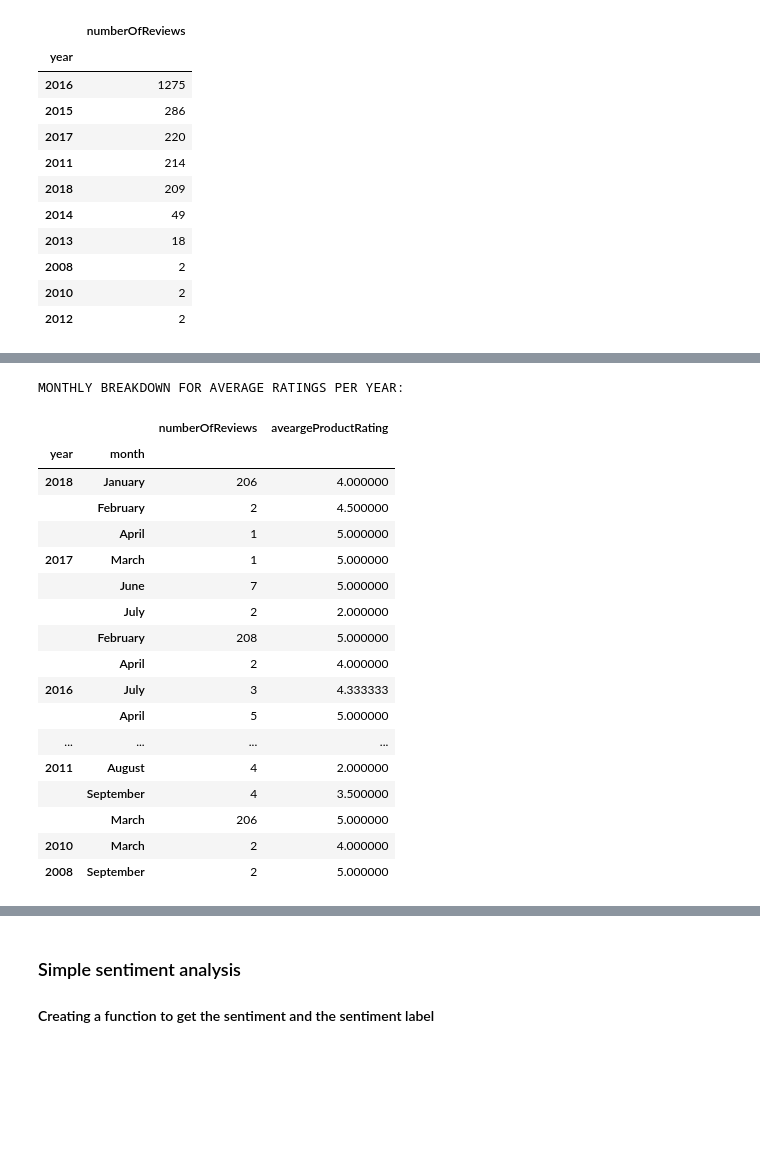
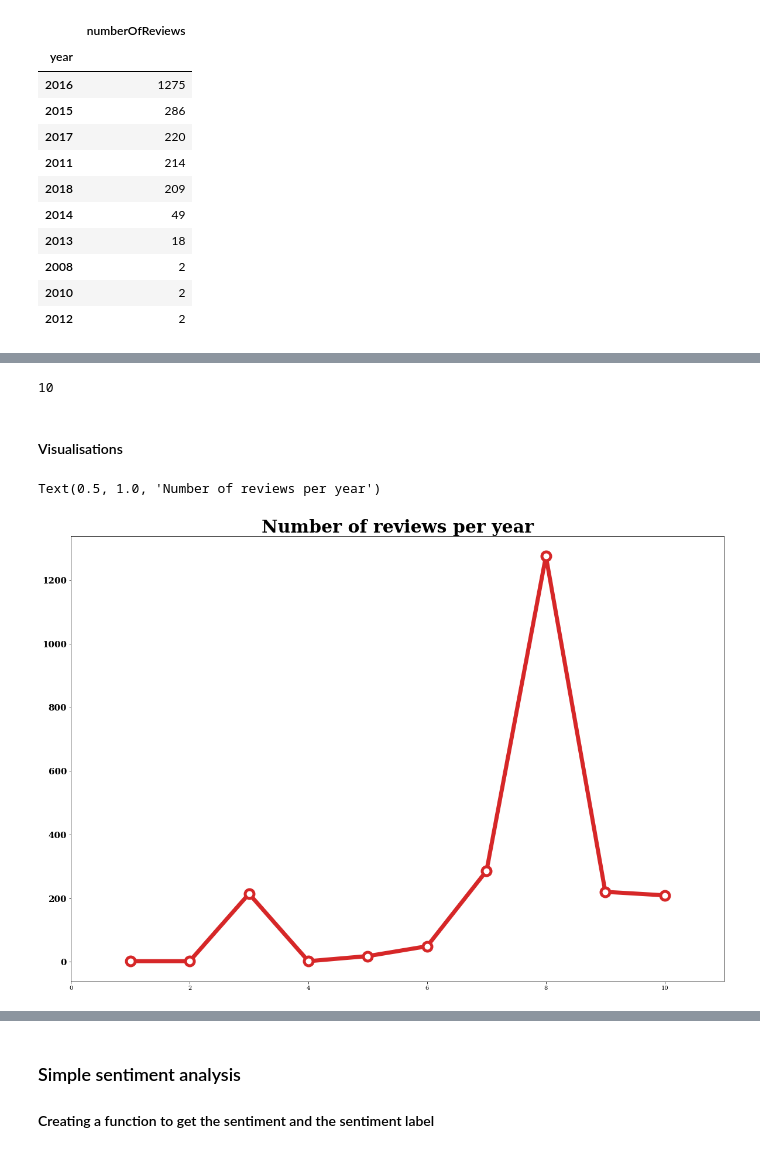
Before and after one commit to ahmadbashorun/AI6-amazon-reviews-EDA-project, a Jupyter notebook: Appliance_cleaning.ipynb, the cells around one changed output, grey strips where cells are left out. Cells and saved outputs as stored; diff of their text form; code cells hidden in the pictures; blank space fills up the shorter version.

Commit message:
I included charts to my project

```diff
--- a/Appliance_cleaning.ipynb
+++ b/Appliance_cleaning.ipynb
@@ -277,27 +280,23 @@ AVERAGE RATINGS PER YEAR:
-# %%
-yearly_month_rating = appliances_df.groupby(["year","month"]).agg({"reviewText":"count", "productRating":"mean"}).sort_values(
-    "year", ascending=False)
-yearly_month_rating.rename(columns={"reviewText":"numberOfReviews", "productRating":"aveargeProductRating"}, inplace=True)
-
-print("MONTHLY BREAKDOWN FOR AVERAGE RATINGS PER YEAR:")
-yearly_month_rating
-# %% [output]
-MONTHLY BREAKDOWN FOR AVERAGE RATINGS PER YEAR:
-|  |  | numberOfReviews | aveargeProductRating |
-| year | month |  |  |
-| 2018 | January | 206 | 4.000000 |
-|  | February | 2 | 4.500000 |
-|  | April | 1 | 5.000000 |
-| 2017 | March | 1 | 5.000000 |
-|  | June | 7 | 5.000000 |
-|  | July | 2 | 2.000000 |
-|  | February | 208 | 5.000000 |
-|  | April | 2 | 4.000000 |
-| 2016 | July | 3 | 4.333333 |
-|  | April | 5 | 5.000000 |
-| ... | ... | ... | ... |
-| 2011 | August | 4 | 2.000000 |
-|  | September | 4 | 3.500000 |
-|  | March | 206 | 5.000000 |
-| 2010 | March | 2 | 4.000000 |
-| 2008 | September | 2 | 5.000000 |
+# %%
+len(appliances_df["year"].unique())
+# %% [output]
+10
+# %% [markdown]
+#### Visualisations
+# %%
+review_count_y  = appliances_df.groupby(['year']).count()[['reviewText']]
+axes1 =review_count_y
+x = np.arange(1,11)
+
+plt.rc('font', family = 'serif')
+fig, ax  = plt.subplots(figsize = (20,14))
+plt.xlim(0,11)
+
+ax.plot(x, axes1.reviewText, 'tab:red', lw = 7)
+ax.plot(x, axes1.reviewText, 'wo', markersize = 15, markeredgecolor = 'tab:red', markeredgewidth = 5, label = 'Number of reviews')
+plt.yticks(fontsize = 15, fontweight = 'bold', color = 'black')
+
+plt.title('Number of reviews per year', fontsize = 30, fontweight = 'bold', color = 'black')
+# %% [output]
+Text(0.5, 1.0, 'Number of reviews per year')
+[figure, added]
```
Also changed, not shown: parts of 19 cells of this notebook.
